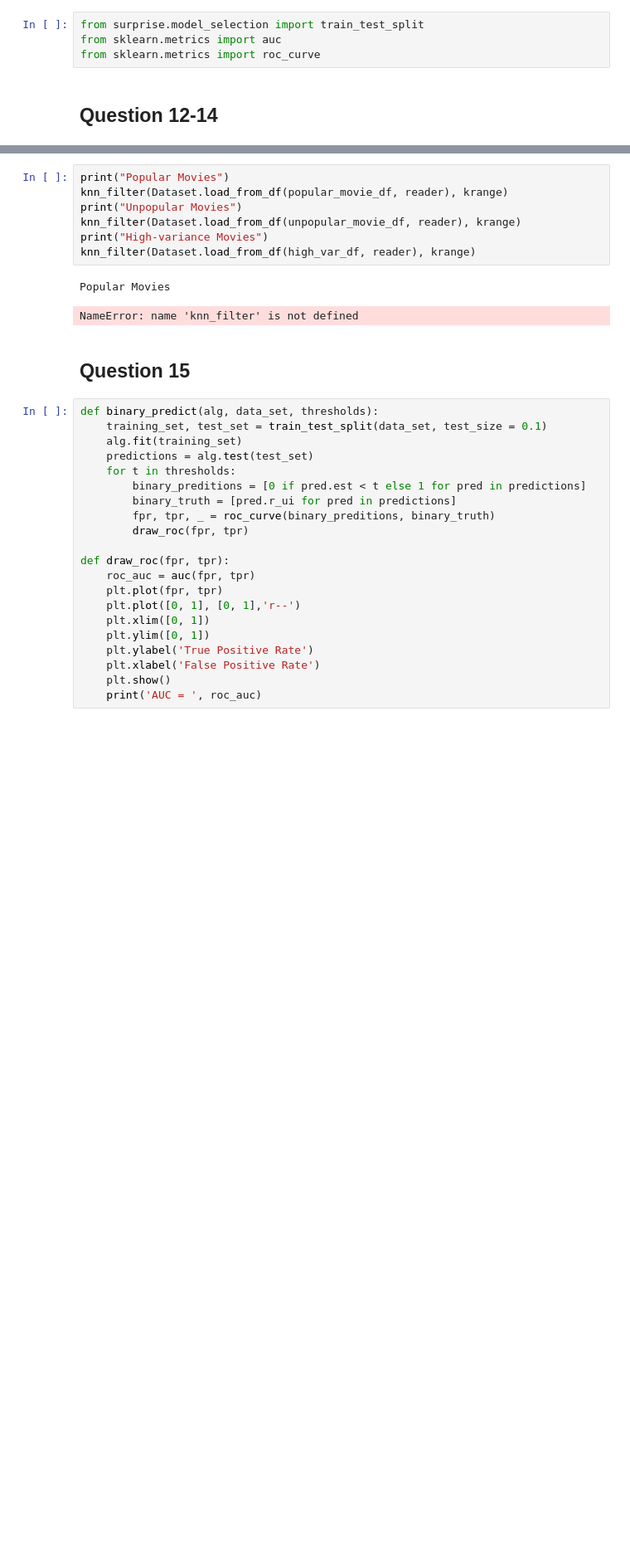
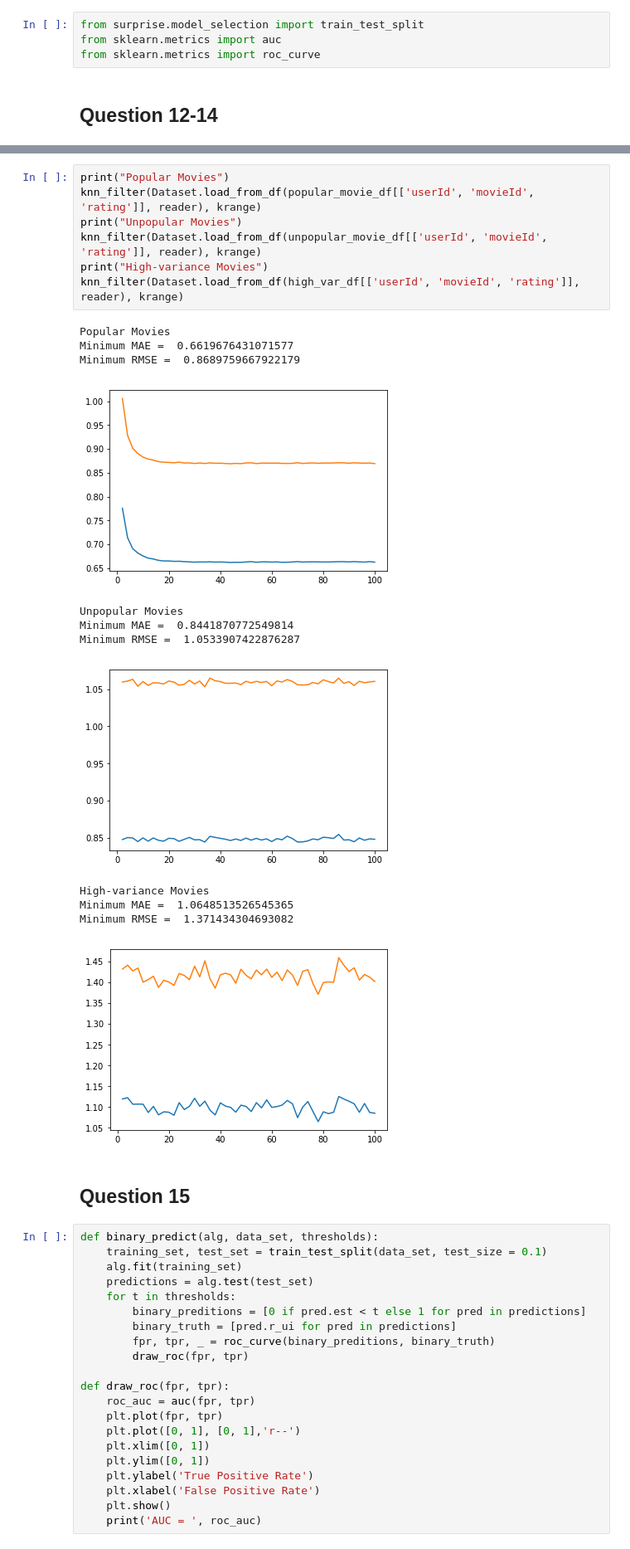
Before and after one commit to DanioPurdue/EE219Project-Analysis-On-Textual-Data, a Jupyter notebook: Project 3/Project_3_Code_Updated.ipynb, the cells around one changed output, grey strips where cells are left out. Shown at 83% size. Drawn from its saved outputs; the diff is of its cells as text; blank space fills up the shorter version.

```diff
--- a/Project 3/Project_3_Code_Updated.ipynb
+++ b/Project 3/Project_3_Code_Updated.ipynb
@@ -190,14 +175,24 @@ print (unpopular_movie_df.shape)
 (6042, 4)
 # %%
 print("Popular Movies")
-knn_filter(Dataset.load_from_df(popular_movie_df, reader), krange)
+knn_filter(Dataset.load_from_df(popular_movie_df[['userId', 'movieId', 'rating']], reader), krange)
 print("Unpopular Movies")
-knn_filter(Dataset.load_from_df(unpopular_movie_df, reader), krange)
+knn_filter(Dataset.load_from_df(unpopular_movie_df[['userId', 'movieId', 'rating']], reader), krange)
 print("High-variance Movies")
-knn_filter(Dataset.load_from_df(high_var_df, reader), krange)
+knn_filter(Dataset.load_from_df(high_var_df[['userId', 'movieId', 'rating']], reader), krange)
 # %% [output]
 Popular Movies
+Minimum MAE =  0.6619676431071577
+Minimum RMSE =  0.8689759667922179
+[figure, added]
-NameError: name 'knn_filter' is not defined
+Unpopular Movies
+Minimum MAE =  0.8441870772549814
+Minimum RMSE =  1.0533907422876287
+[figure, added]
+High-variance Movies
+Minimum MAE =  1.0648513526545365
+Minimum RMSE =  1.371434304693082
+[figure, added]
 # %% [markdown]
 ## Question 15
 # %%
```
Also changed, not shown: parts of 17 cells of this notebook.
